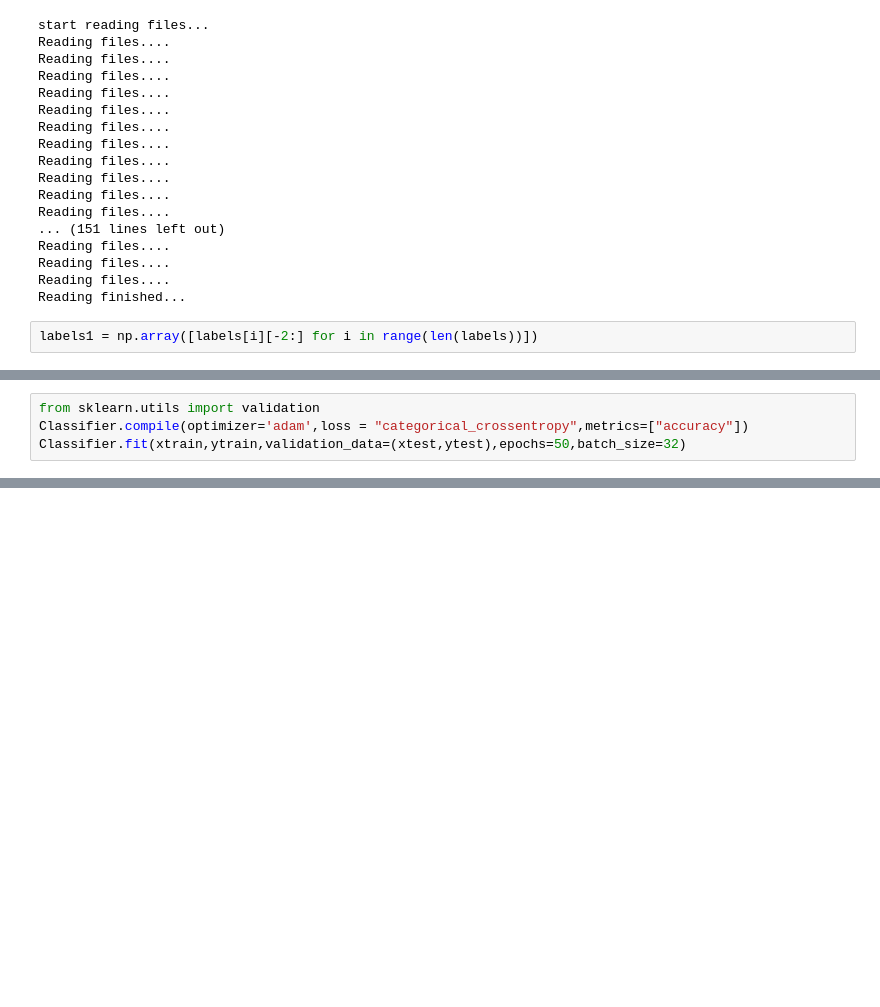
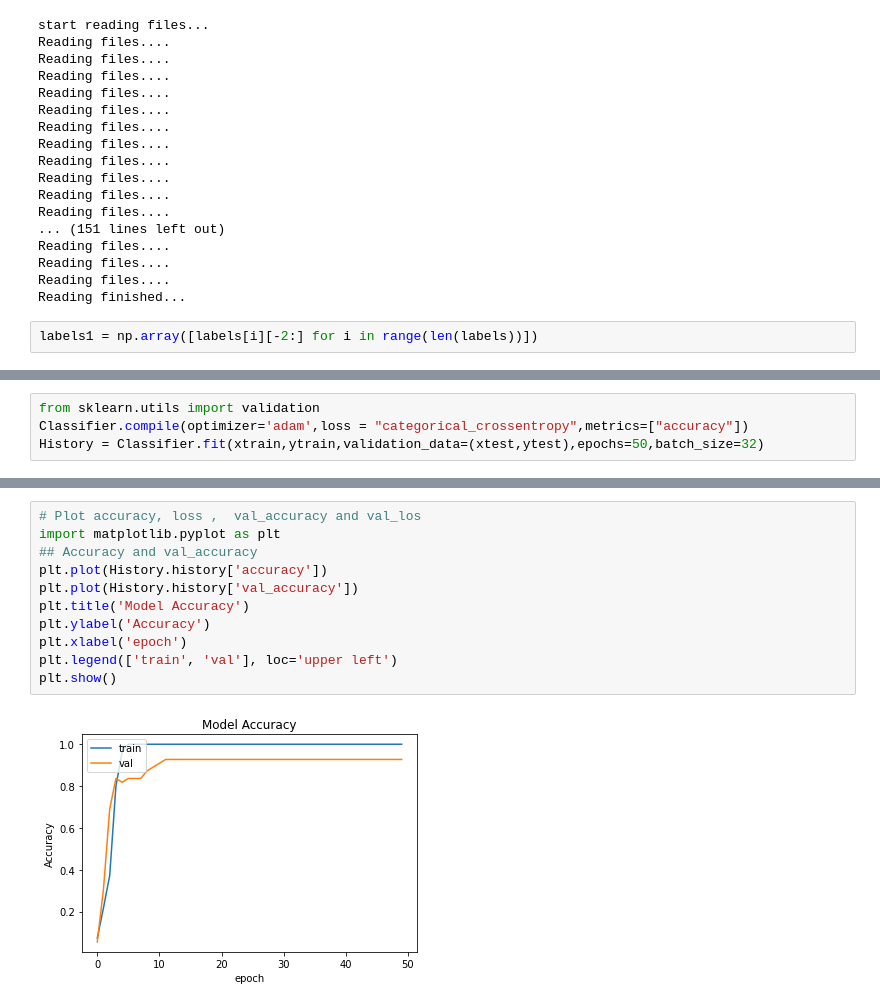
Before and after one commit to Faouzi-Slimi/Machine_Learning_Deep_Learning_Practical_Work, a Jupyter notebook: TP2.ipynb, the cells around one changed output, grey strips where cells are left out. Cells and saved outputs as stored; diff of their text form; blank space fills up the shorter version.

```diff
--- a/TP2.ipynb
+++ b/TP2.ipynb
@@ -79,6 +88,6 @@ Classifier.add(Dense(units=15,activation="softmax"))
 # %%
 from sklearn.utils import validation
 Classifier.compile(optimizer='adam',loss = "categorical_crossentropy",metrics=["accuracy"])
-Classifier.fit(xtrain,ytrain,validation_data=(xtest,ytest),epochs=50,batch_size=32)
+History = Classifier.fit(xtrain,ytrain,validation_data=(xtest,ytest),epochs=50,batch_size=32)
 # %% [output]
 Epoch 1/50
@@ -129,0 +134,13 @@ _________________________________________________________________
+# %%
+# Plot accuracy, loss ,  val_accuracy and val_los
+import matplotlib.pyplot as plt
+## Accuracy and val_accuracy
+plt.plot(History.history['accuracy'])
+plt.plot(History.history['val_accuracy'])
+plt.title('Model Accuracy')
+plt.ylabel('Accuracy')
+plt.xlabel('epoch')
+plt.legend(['train', 'val'], loc='upper left')
+plt.show()
+# %% [output]
+[figure, added]
```
Also changed, not shown: parts of 20 cells of this notebook.
